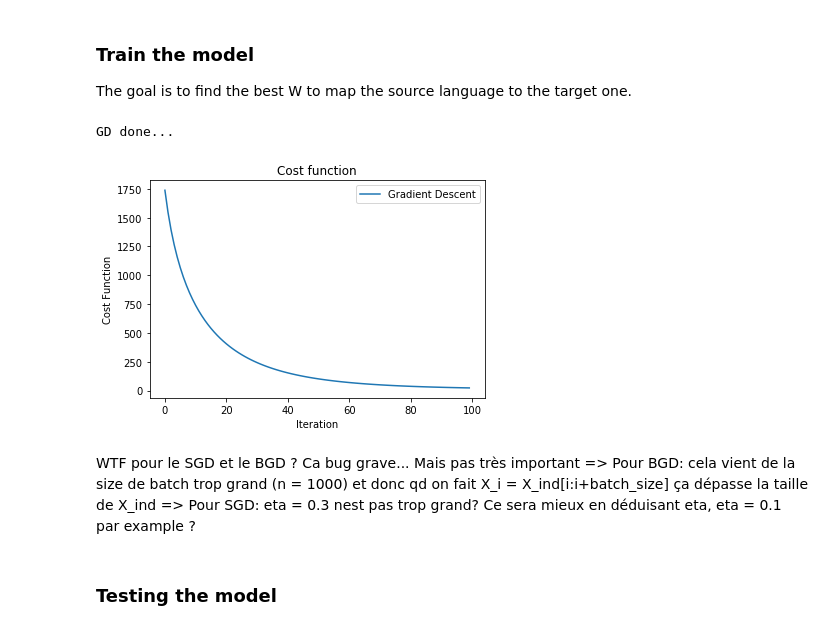
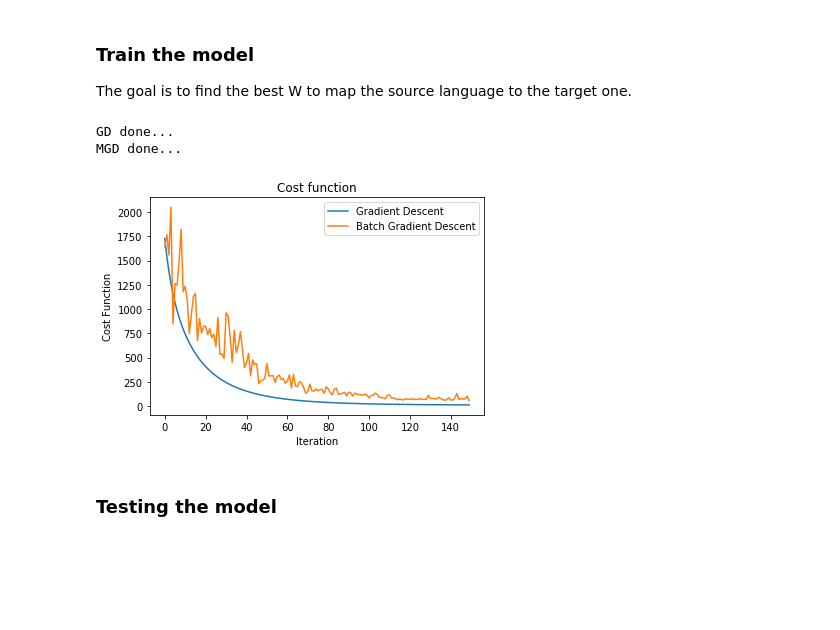
Before and after one commit to minhparis/nlp-gan, a Jupyter notebook: Projet_NLP_LM.ipynb, the cells around one changed output. Drawn from its saved outputs; the diff is of its cells as text; code cells hidden in the pictures; blank space fills up the shorter version.

Commit message:
Modif SGD et BGD et tuning, ajout graphes pca

```diff
--- a/Projet_NLP_LM.ipynb
+++ b/Projet_NLP_LM.ipynb
@@ -106,7 +102,7 @@ def GradW(W,X,Z):
 # %%
 # GD function
 def GradientDescent(eta, niter):
-    W = np.random.rand(300,300) # random initialisation of W
+    W = np.random.rand(Z_train.shape[1],Z_train.shape[1]) # random initialisation of W
     value_C = np.zeros(niter)
     for t in range(niter):
         value_C[t] = (1/(X_train.shape[0])) * C(W,X_train,Z_train)
@@ -137,50 +133,44 @@ def BatchGradientDescent(eta, niter, batch_size):
     # initialisation
     N = X_train.shape[0]
     W = np.random.rand(Z_train.shape[1],Z_train.shape[1]) # random initialisation of W
-    grad = np.zeros((Z_train.shape[1], X_train.shape[1]))
     value_C = np.zeros(niter)
-    n_batchs = int(N/batch_size)
-
     for t in range(niter):
-        indices = np.random.permutation(N)
-        X_ind = X_train[indices]
-        Z_ind = Z_train[indices]
-        for i in range(0,N,n_batchs):
-            X_i = X_ind[i:i+batch_size]
-            Z_i = Z_ind[i:i+batch_size]
-            W -= eta*2*np.dot(X_i.T, (np.dot(X_i, W.T) - Z_i)).T
-        value_C[t] = (1/(batch_size)) * C(W,X_i,Z_i)
+        l = np.random.choice(N,batch_size)
+        grad = np.random.rand(Z_train.shape[1],Z_train.shape[1])
+        cost = 0
+        for i in l:
+            cost += np.linalg.norm(np.dot(W, X_train[i]) - Z_train[i])**2
+            grad += 2*np.outer((np.dot(W, X_train[i]) - Z_train[i]), X_train[i])
+        value_C[t] = (1/(batch_size)) * cost
+        W -= eta*(1/(batch_size))*grad
     print("MGD done...")
     return (W, value_C)
 # %% [markdown]
 ### Train the model
 The goal is to find the best W to map the source language to the target one.
 # %%
-eta = 0.3
-niter = 100
-batch_size = 1000
+eta_GD = 0.3
+eta_SGD = 0.01
+eta_BGD = 0.1
+niter = 150
 
-W_GD, C_GD = GradientDescent(eta, niter) # GD
-#W_SGD, C_SGD = StochasticGradientDescent(eta, niter) # SGD
-#W_BGD, C_BGD = BatchGradientDescent(eta, niter, batch_size) # BGD
+W_GD, C_GD = GradientDescent(eta_GD, niter) # GD
+#W_SGD, C_SGD = StochasticGradientDescent(eta_SGD, 10000) # SGD
+W_BGD, C_BGD = BatchGradientDescent(eta_BGD, niter, 20) # BGD
 # %% [output]
 GD done...
+MGD done...
 # %%
 plt.plot(range(niter), C_GD, label="Gradient Descent")
 #plt.plot(range(niter), C_SGD, label="Stochastic Gradient Descent")
-#plt.plot(range(niter), C_BGD, label="Batch Gradient Descent")
+plt.plot(range(niter), C_BGD, label="Batch Gradient Descent")
 plt.ylabel('Cost Function')
 plt.xlabel('Iteration')
 plt.title("Cost function")
 plt.legend()
 plt.show()
 # %% [output]
-[figure, old version]
+[figure, new version]
-# %% [markdown]
-WTF pour le SGD et le BGD ?
-Ca bug grave... Mais pas très important
-=> Pour BGD: cela vient de la size de batch trop grand (n = 1000) et donc qd on fait X_i = X_ind[i:i+batch_size] ça dépasse la taille de X_ind
-=> Pour SGD: eta = 0.3 nest pas trop grand? Ce sera mieux en déduisant eta, eta = 0.1 par example ?
 # %%
 # Fastest training
 Wmin = np.dot(np.linalg.pinv(X_train), Z_train).T
```
Also changed, not shown: parts of 18 cells of this notebook.
